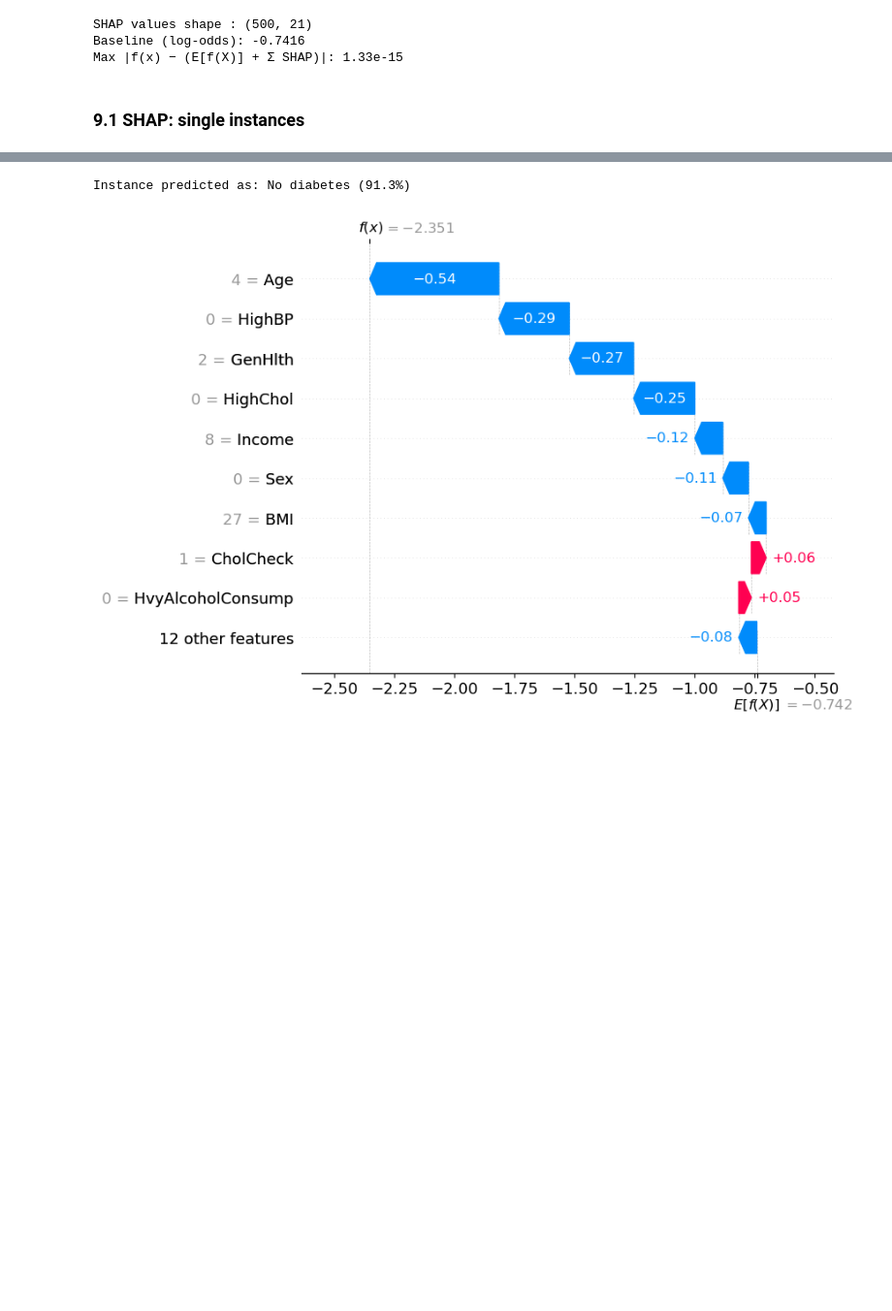
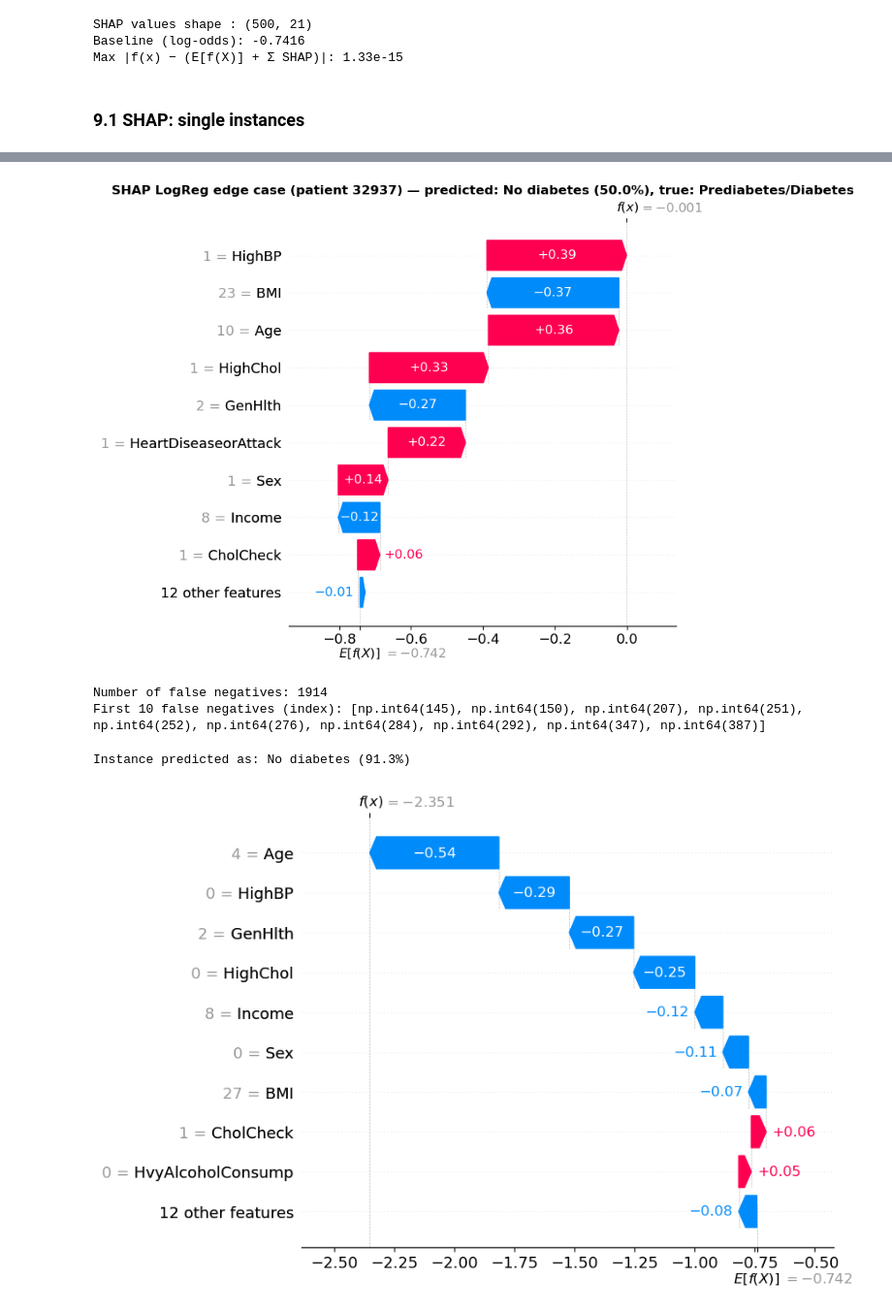
Before and after one commit to nosywe-byte/XAI-Project-2-, a Jupyter notebook: Project2_LogReg_clean.ipynb, the cells around one changed output, grey strips where cells are left out. Shown at 97% size. Cells and saved outputs as stored; diff of their text form; code cells hidden in the pictures; blank space fills up the shorter version.

```diff
--- a/Project2_LogReg_clean.ipynb
+++ b/Project2_LogReg_clean.ipynb
@@ -634,0 +649,62 @@ Instance predicted as: Prediabetes/Diabetes (57.0%)
+# %%
+# ===== SHAP (LogReg) for an edge case: wrong prediction, but very close to the 0.5 threshold =====
+
+# ---- 1. Find the wrong predictions closest to 0.5 ----
+proba_pos = predict_proba(X_test_raw)[:, 1]        # P(prediabetes/diabetes) for every test person
+pred_all = (proba_pos >= 0.5).astype(int)
+y_true_all = y_test.astype(int)
+
+wrong = pred_all != y_true_all                     # True where the model is wrong
+distance = np.abs(proba_pos - 0.5)                 # how far from the threshold
+
+# indices of the wrong predictions, sorted so the closest to 0.5 come first
+wrong_idx = np.where(wrong)[0]
+wrong_idx_sorted = wrong_idx[np.argsort(distance[wrong_idx])]
+
+# show the 10 closest misses
+edge_df = pd.DataFrame({
+    'index': wrong_idx_sorted[:10],
+    'P(pos)': proba_pos[wrong_idx_sorted[:10]].round(4),
+    'predicted': [class_names[p] for p in pred_all[wrong_idx_sorted[:10]]],
+    'true': [class_names[t] for t in y_true_all[wrong_idx_sorted[:10]]],
+    'Diabetes_012': y012_test[wrong_idx_sorted[:10]],
+})
+print(f'Number of wrong predictions: {len(wrong_idx)}\n')
+print(edge_df.to_string(index=False))
+
+# ---- 2. Choose the type of mistake ----
+mistake_type = 'FN'        # 'FN' = has diabetes but predicted no,  'FP' = no diabetes but predicted yes
+
+if mistake_type == 'FN':
+    candidates = wrong_idx_sorted[y_true_all[wrong_idx_sorted] == 1]
+else:
+    candidates = wrong_idx_sorted[y_true_all[wrong_idx_sorted] == 0]
+
+patient_idx = candidates[0]    # the closest miss of that type (or write an index yourself, e.g. patient_idx = 12345)
+
+# ---- 3. SHAP waterfall for the edge case ----
+instance_p = X_test_raw[patient_idx]
+pred_proba_p = predict_proba(instance_p.reshape(1, -1))[0]
+pred_class_p = class_names[int(pred_proba_p.argmax())]
+true_class_p = class_names[int(y_test[patient_idx])]
+
+sv_p = lin_explainer.shap_values(X_test[patient_idx:patient_idx + 1])[0]     # log-odds contributions
+
+shap_exp_p = shap.Explanation(
+    values=sv_p,
+    base_values=expected_val,
+    data=instance_p,
+    feature_names=FEATURE_COLS,
+)
+
+print(f'\nChosen edge case ({mistake_type}): patient index {patient_idx}')
+print(f'Predicted as:  {pred_class_p} ({pred_proba_p.max():.1%})')
+print(f'True class:    {true_class_p} (Diabetes_012 = {y012_test[patient_idx]})')
+print(f'Log-odds f(x): {expected_val + sv_p.sum():.3f}   (threshold 0.5 = log-odds 0)')
+
+shap.plots.waterfall(shap_exp_p, show=False)
+plt.title(f'SHAP LogReg edge case (patient {patient_idx}) — predicted: {pred_class_p} ({pred_proba_p.max():.1%}), true: {true_class_p}',
+          fontsize=12, fontweight='bold')
+plt.tight_layout()
+plt.show()
+# %% [output]
@@ -635,3 +729,18 @@ Instance predicted as: Prediabetes/Diabetes (57.0%)
+[figure, added]
+# %%
+# ===== List of false negatives =====
+proba_pos = predict_proba(X_test_raw)[:, 1]        # P(prediabetes/diabetes) for every test person
+pred_all = (proba_pos >= 0.5).astype(int)
+y_true_all = y_test.astype(int)
+
+# false negative: HAS prediabetes/diabetes (true = 1), but predicted no (pred = 0)
+fn_idx = np.where((y_true_all == 1) & (pred_all == 0))[0]
+
+print(f'Number of false negatives: {len(fn_idx)}')
+print('First 10 false negatives (index):', list(fn_idx[:10]))
+# %% [output]
+Number of false negatives: 1914
+First 10 false negatives (index): [np.int64(145), np.int64(150), np.int64(207), np.int64(251), np.int64(252), np.int64(276), np.int64(284), np.int64(292), np.int64(347), np.int64(387)]
 # %%
 sv_lo_pos = lin_explainer.shap_values(X_test[idx2:idx2 + 1])[0]
 
```
Also changed, not shown: parts of 2 cells of this notebook, 2 other files.
